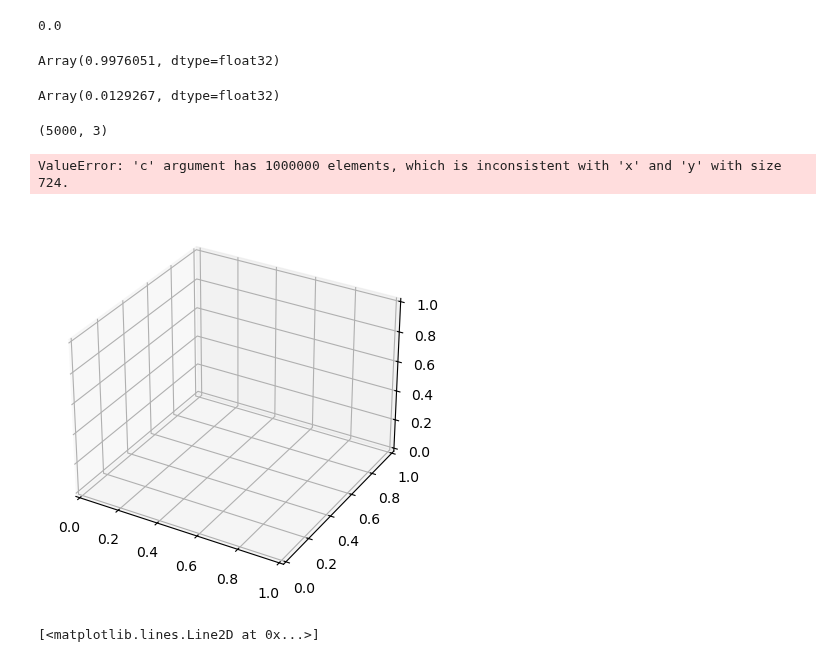
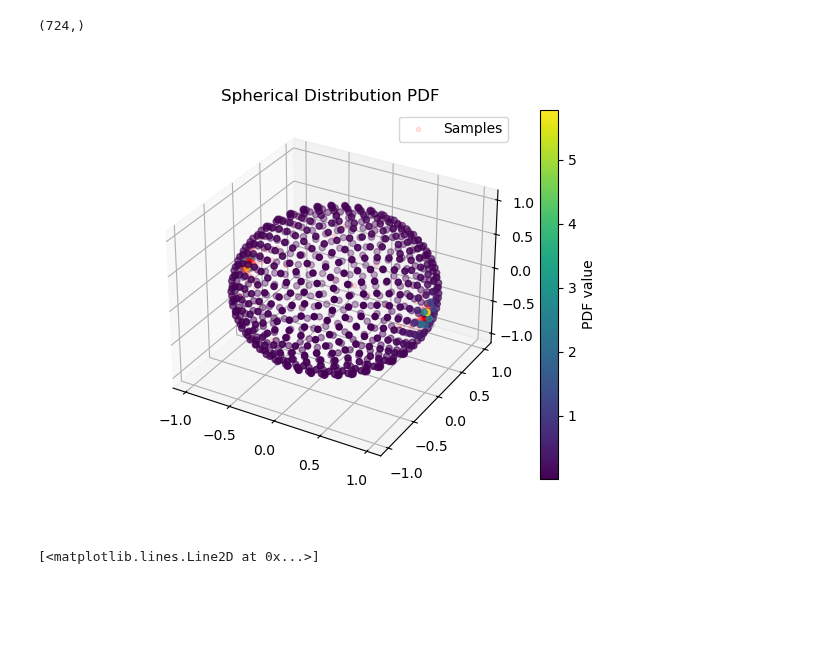
Before and after one commit to mackelab/dmri, a Jupyter notebook: notebooks/global_simulator/spherical_distributions.ipynb, the cells around one changed output. Saved outputs shown, nothing was run; the diff lists cells and outputs as text; code cells hidden in the pictures; blank space fills up the shorter version.

```diff
--- a/notebooks/global_simulator/spherical_distributions.ipynb
+++ b/notebooks/global_simulator/spherical_distributions.ipynb
@@ -18,14 +17,16 @@ pdfs = dist.pdf(sphere.vertices)
+# %%
+pdfs = dist.pdf(sphere.vertices)
+
+
+pdfs = diffusion_tensor_odf(sphere.vertices,jnp.array([1.,0.01,0.01]), jnp.eye(3))
+
+pdfs.shape
+# %% [output]
+(724,)
 # %%
-samples = jax.random.normal(jax.random.PRNGKey(0), (1000000,3))
-samples = samples/jnp.linalg.norm(samples, axis=-1, keepdims=True)
-pdfs = dist.pdf(samples)
+# samples = jax.random.normal(jax.random.PRNGKey(0), (1000000,3))
+# samples = samples/jnp.linalg.norm(samples, axis=-1, keepdims=True)
+# pdfs = dist.pdf(samples)
 
-# Integrate the pdf over the sphere
-jnp.mean(pdfs) * jnp.pi * 4
+# # Integrate the pdf over the sphere
+# jnp.mean(pdfs) * jnp.pi * 4
-# %% [output]
-0.0
-Array(0.9976051, dtype=float32)
-# %%
-pdfs[0]
-# %% [output]
-Array(0.0129267, dtype=float32)
@@ -34,26 +33,25 @@ samples = dist.sample(jax.random.key(1), (5_000,))
-# %%
-samples.shape
-# %% [output]
-(5000, 3)
+# %%
+samples = dist.sample(jax.random.key(1), (5_000,))
+
+samples = jax.vmap(sample_single_from_odf_jax, in_axes=(None,None,0))(jnp.array([1.,0.001,0.001]), jnp.eye(3), jax.random.split(jax.random.PRNGKey(0), 5_00))
 # %%
-%matplotlib inline
+%matplotlib widget
 fig = plt.figure()
 ax = fig.add_subplot(projection='3d')
 # plot sphere vertices colored by their pdf
 sc = ax.scatter(sphere.vertices[:, 0],
                 sphere.vertices[:, 1],
                 sphere.vertices[:, 2],
                 c=pdfs, cmap='viridis')
 # overlay sample points in red
-# ax.scatter(samples[:, 0], samples[:, 1], samples[:, 2],
-#            color='red', s=10, alpha=0.1, label='Samples')
+ax.scatter(samples[:, 0], samples[:, 1], samples[:, 2],
+           color='red', s=10, alpha=0.1, label='Samples')
 plt.colorbar(sc, label='PDF value')
 ax.set_title('Spherical Distribution PDF')
 ax.legend()
 plt.show()
 # %% [output]
-ValueError: 'c' argument has 1000000 elements, which is inconsistent with 'x' and 'y' with size 724.
-[figure, old version]
+[figure, new version]
 # %%
 plt.plot(dist.sh_coeff())
 # %% [output]
```
Also changed, not shown: parts of 3 cells of this notebook.
